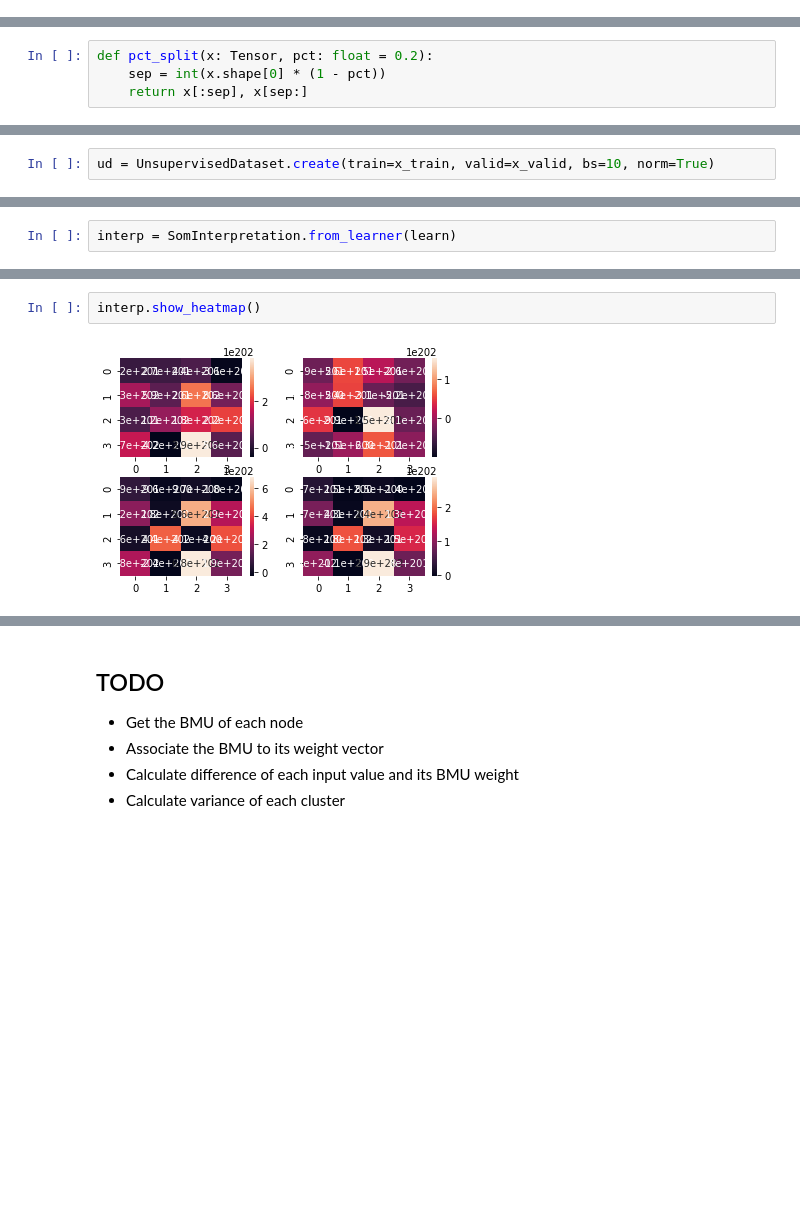
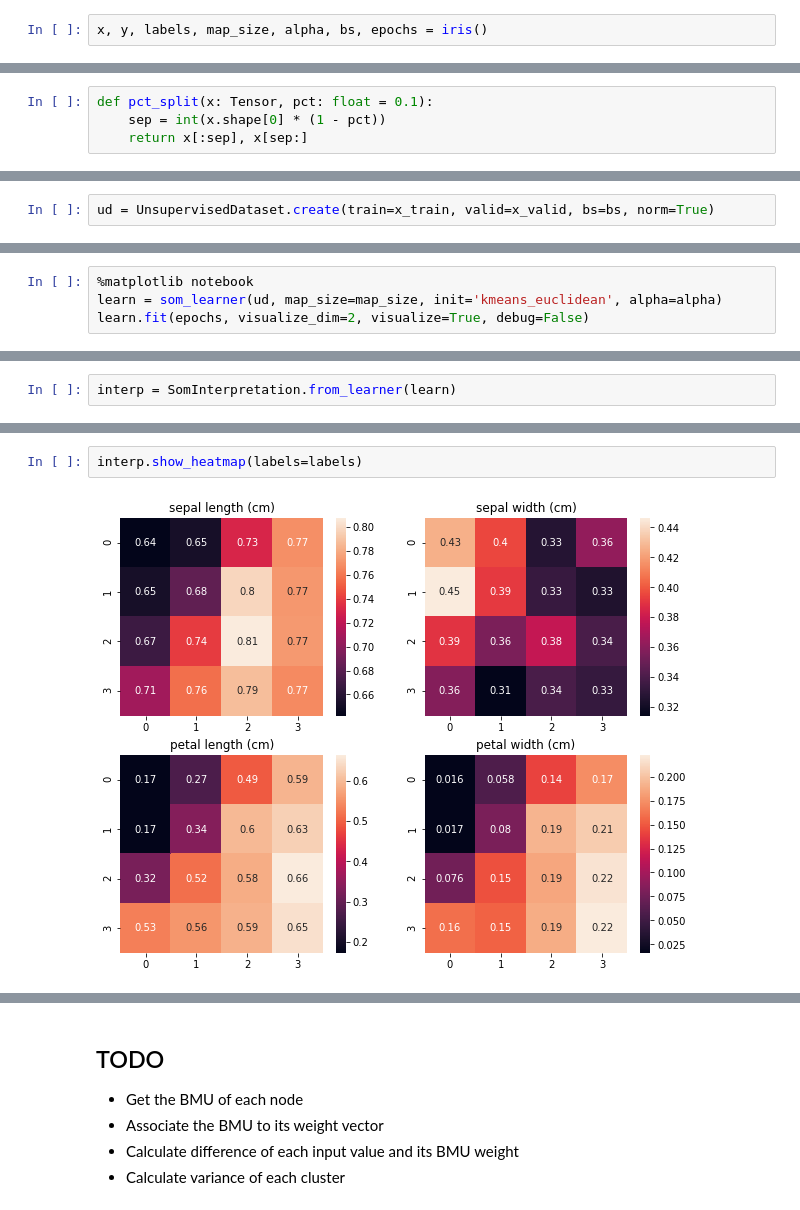
Before and after one commit to kireygroup/fastsom, a Jupyter notebook: som/nbs/SOM Experiments.ipynb, the cells around one changed output, grey strips where cells are left out. Drawn from its saved outputs; the diff is of its cells as text; blank space fills up the shorter version.

Commit message:
Update notebook w/ all parameters for each dataset

```diff
--- a/som/nbs/SOM Experiments.ipynb
+++ b/som/nbs/SOM Experiments.ipynb
@@ -35,3 +52,5 @@ map_size = (4, 4)
+# %%
+x, y, labels, map_size, alpha, bs, epochs = iris()
 # %%
 x.shape
 # %% [output]
@@ -42,7 +61,7 @@ size
 # %% [output]
 (4, 4, 4)
 # %%
-def pct_split(x: Tensor, pct: float = 0.2):
+def pct_split(x: Tensor, pct: float = 0.1):
     sep = int(x.shape[0] * (1 - pct))
     return x[:sep], x[sep:]
 # %%
@@ -50,2 +73,2 @@ x_train, x_valid = pct_split(x)
 # %%
-ud = UnsupervisedDataset.create(train=x_train, valid=x_valid, bs=10, norm=True)
+ud = UnsupervisedDataset.create(train=x_train, valid=x_valid, bs=bs, norm=True)
@@ -63,0 +81,4 @@ learn.fit(10, visualize_dim=2, visualize=True)
+# %%
+%matplotlib notebook
+learn = som_learner(ud, map_size=map_size, init='kmeans_euclidean', alpha=alpha)
+learn.fit(epochs, visualize_dim=2, visualize=True, debug=False)
@@ -75,7 +104,7 @@ interp.show_omni_heatmap()
 # %%
-interp.show_heatmap()
+interp.show_heatmap(labels=labels)
 # %% [output]
-[figure, old version]
+[figure, new version]
 # %%
 def pwd(x, y):
     n = x.size(0)
```
Also changed, not shown: parts of 12 cells of this notebook, 4 other files.
